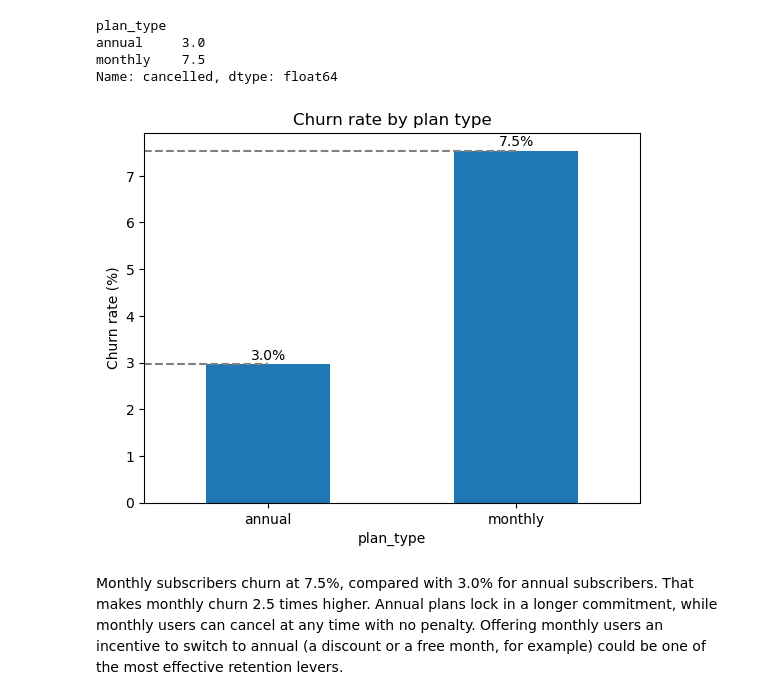
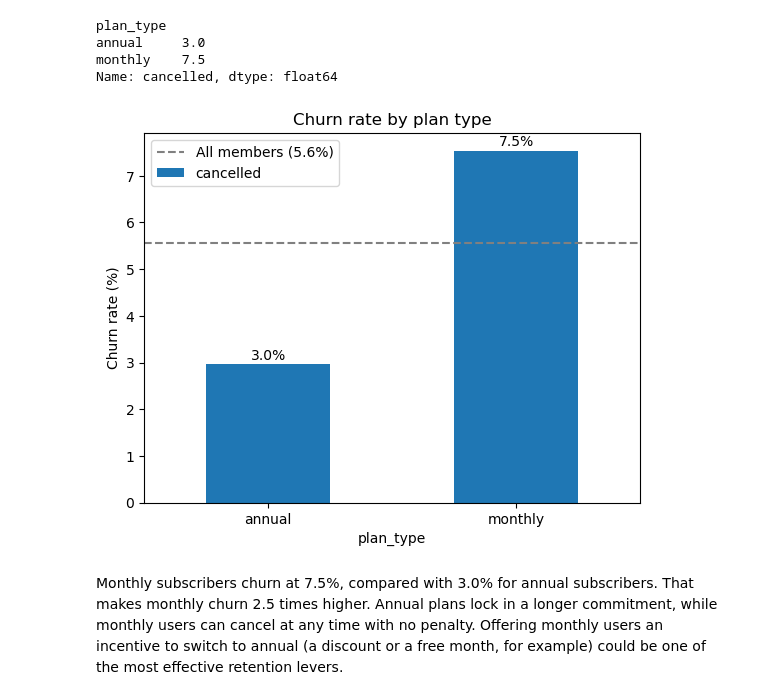
Before and after one commit to karanmagar921/Peloton_churn_analysis, a Jupyter notebook: evaluation.ipynb, the cells around one changed output. Cells and saved outputs as stored; diff of their text form; code cells hidden in the pictures.

```diff
--- a/evaluation.ipynb
+++ b/evaluation.ipynb
@@ -168,3 +205,10 @@ sub_df['plan_tier'] = sub_df['plan_tier'].str.lower()
 # Explore churn rates across plan type, plan tier, acquisition channel, device and age group, and across tenure.
 # %% [markdown]
 ## Hint : Members who joined recently haven't had much time to cancel, so their overall churn looks low. A monthly churn rate compares groups fairly: cancellations in a month divided by the members who were active that month
+# %%
+x = pd.period_range(sub_df['signup_date'].min(), sub_df['churn_date'].max(), freq='M')
+
+
+for i in x:
+    print('x',i.end_time)
+    print('y',i.start_time)
@@ -211,17 +288,18 @@ Name: cancelled, dtype: float64
 # %%
 plan_type_churn = df.groupby('plan_type')['cancelled'].mean() * 100
 overall = df['cancelled'].mean() * 100
-for i, v in enumerate(plan_type_churn):
-    plt.hlines(v, xmin=-0.5, xmax=i, colors='grey', linestyles='--')
-    plt.text(i, v + 0.1, f'{v:.1f}%', ha='center')
 
 plan_type_churn.plot(kind='bar')
+for i, v in enumerate(plan_type_churn):
+    plt.text(i, v + 0.1, f'{v:.1f}%', ha='center')
+plt.axhline(overall, color='grey', linestyle='--', label=f'All members ({overall:.1f}%)')
 plt.title('Churn rate by plan type')
 plt.ylabel('Churn rate (%)')
 plt.xticks(rotation=0)
+plt.legend()
 plt.show()
 # %% [output]
-[figure, old version]
+[figure, new version]
 # %% [markdown]
 Monthly subscribers churn at 7.5%, compared with 3.0% for annual subscribers. That makes monthly churn 2.5 times higher. Annual plans lock in a longer commitment, while monthly users can cancel at any time with no penalty. Offering monthly users an incentive to switch to annual (a discount or a free month, for example) could be one of the most effective retention levers.
 # %%
```
Also changed, not shown: parts of 19 cells of this notebook.
